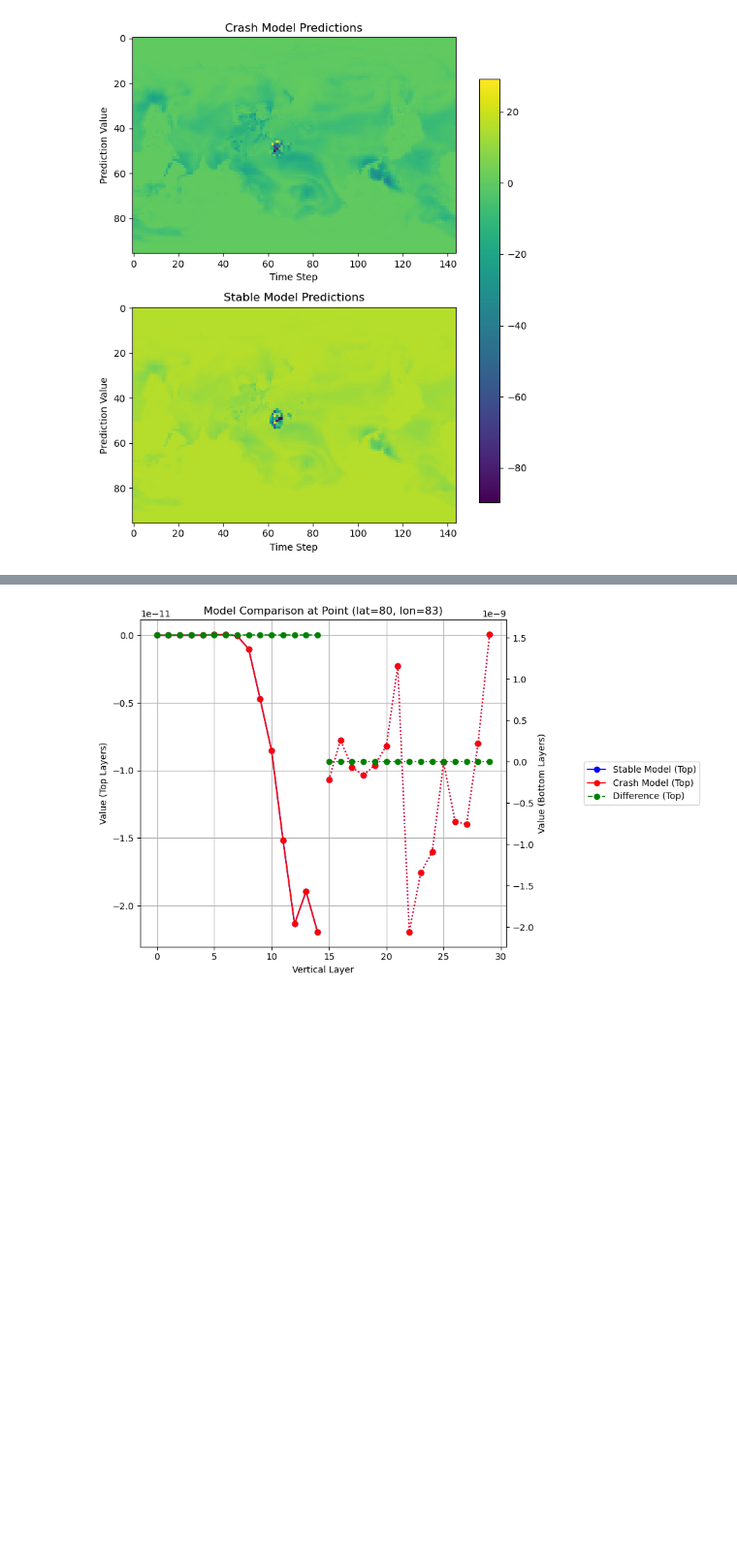
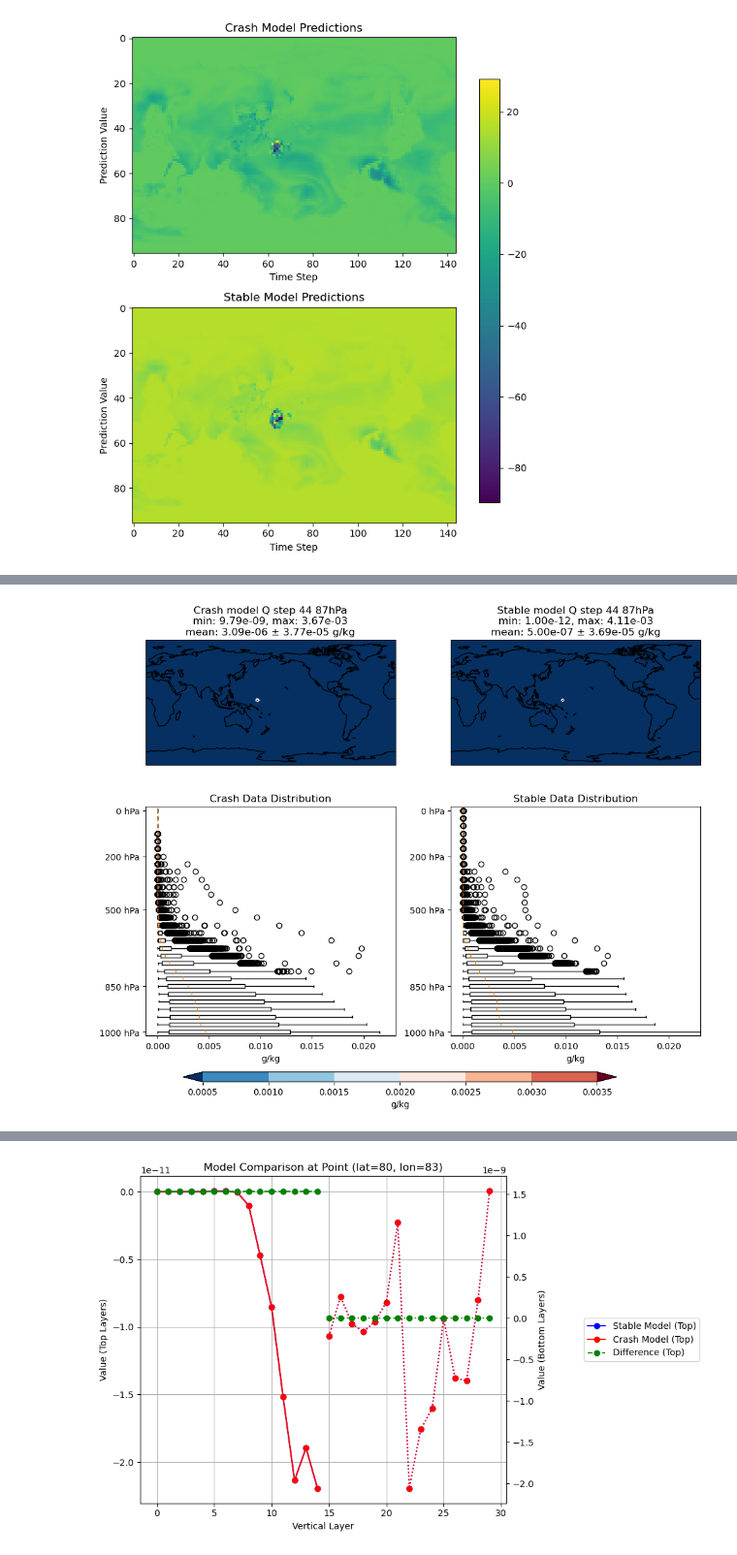
Before and after one commit to chenj209/clima_analysis, a Jupyter notebook: new_analysis/compare_crash.ipynb, the cells around one changed output, grey strips where cells are left out. Shown at 97% size. Drawn from its saved outputs; the diff is of its cells as text; code cells hidden in the pictures; blank space fills up the shorter version.

```diff
--- a/new_analysis/compare_crash.ipynb
+++ b/new_analysis/compare_crash.ipynb
@@ -180,0 +345,4 @@ plt.show()
+# %%
+plot_model_comparison(44, 8)
+# %% [output]
+[figure, added]
```
Also changed, not shown: parts of 6 cells of this notebook, 1 other file.
